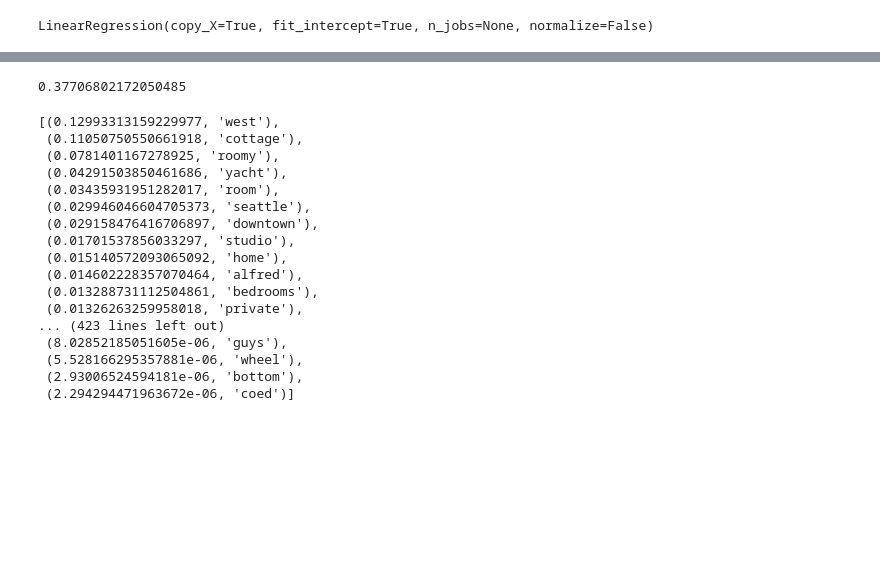
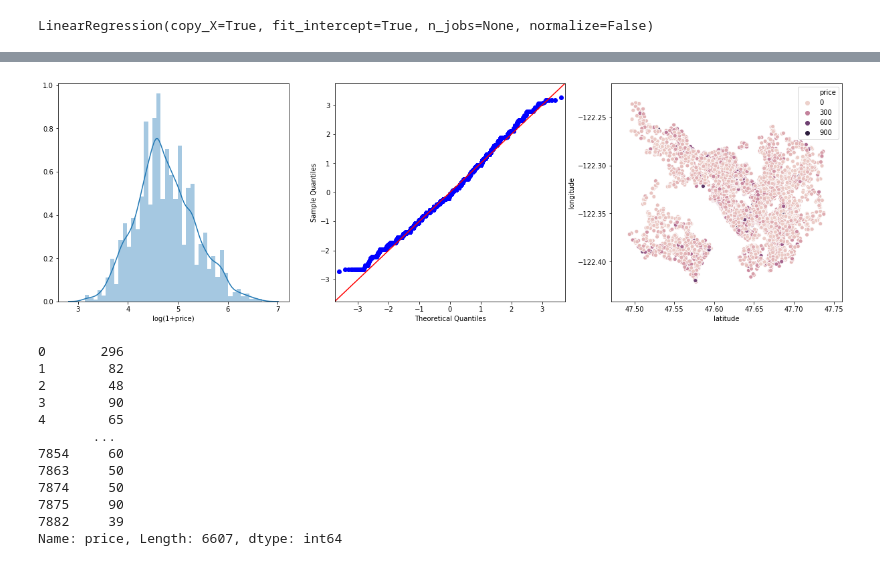
Before and after one commit to trossII/SeattleBnB, a Jupyter notebook: Exploratory Notebooks/Herewegoagain.ipynb, the cells around one changed output, grey strips where cells are left out. Drawn from its saved outputs; the diff is of its cells as text; code cells hidden in the pictures; blank space fills up the shorter version.

```diff
--- a/Exploratory Notebooks/Herewegoagain.ipynb
+++ b/Exploratory Notebooks/Herewegoagain.ipynb
@@ -201,24 +214,4 @@ RandomForestRegressor(bootstrap=True, criterion='mse', max_depth=None,
 # %%
-rfr.score(nlp_name,y)
+# rfr.score(nlp_name,y)
-# %% [output]
-0.37706802172050485
 # %%
-sorted(list(zip(rfr.feature_importances_,nlp_name.columns)),reverse=True)
+# sorted(list(zip(rfr.feature_importances_,nlp_name.columns)),reverse=True)
-# %% [output]
-[(0.12993313159229977, 'west'),
- (0.11050750550661918, 'cottage'),
- (0.0781401167278925, 'roomy'),
- (0.04291503850461686, 'yacht'),
- (0.03435931951282017, 'room'),
- (0.029946046604705373, 'seattle'),
- (0.029158476416706897, 'downtown'),
- (0.01701537856033297, 'studio'),
- (0.015140572093065092, 'home'),
- (0.014602228357070464, 'alfred'),
- (0.013288731112504861, 'bedrooms'),
- (0.01326263259958018, 'private'),
-... (423 lines left out)
- (8.02852185051605e-06, 'guys'),
- (5.528166295357881e-06, 'wheel'),
- (2.93006524594181e-06, 'bottom'),
- (2.294294471963672e-06, 'coed')]
@@ -224,0 +224,8 @@ sorted(list(zip(rfr.feature_importances_,nlp_name.columns)),reverse=True)
+# %%
+fig, axes = plt.subplots(1,3, figsize=(21,6))
+sbn.distplot(np.log1p(clean_data['price']), ax=axes[0])
+axes[0].set_xlabel('log(1+price)')
+sm.qqplot(np.log1p(clean_data['price']), stats.norm, fit=True, line='45', ax=axes[1])
+sbn.scatterplot(x= clean_data['latitude'], y=clean_data['longitude'],hue=clean_data['price'],ax=axes[2]);
+# %% [output]
+[figure, added]
@@ -224,0 +235,15 @@ sorted(list(zip(rfr.feature_importances_,nlp_name.columns)),reverse=True)
+# %%
+clean_data['price']
+# %% [output]
+0       296
+1        82
+2        48
+3        90
+4        65
+       ...
+7854     60
+7863     50
+7874     50
+7875     90
+7882     39
+Name: price, Length: 6607, dtype: int64
```
Also changed, not shown: parts of 37 cells of this notebook, 3 other files.
